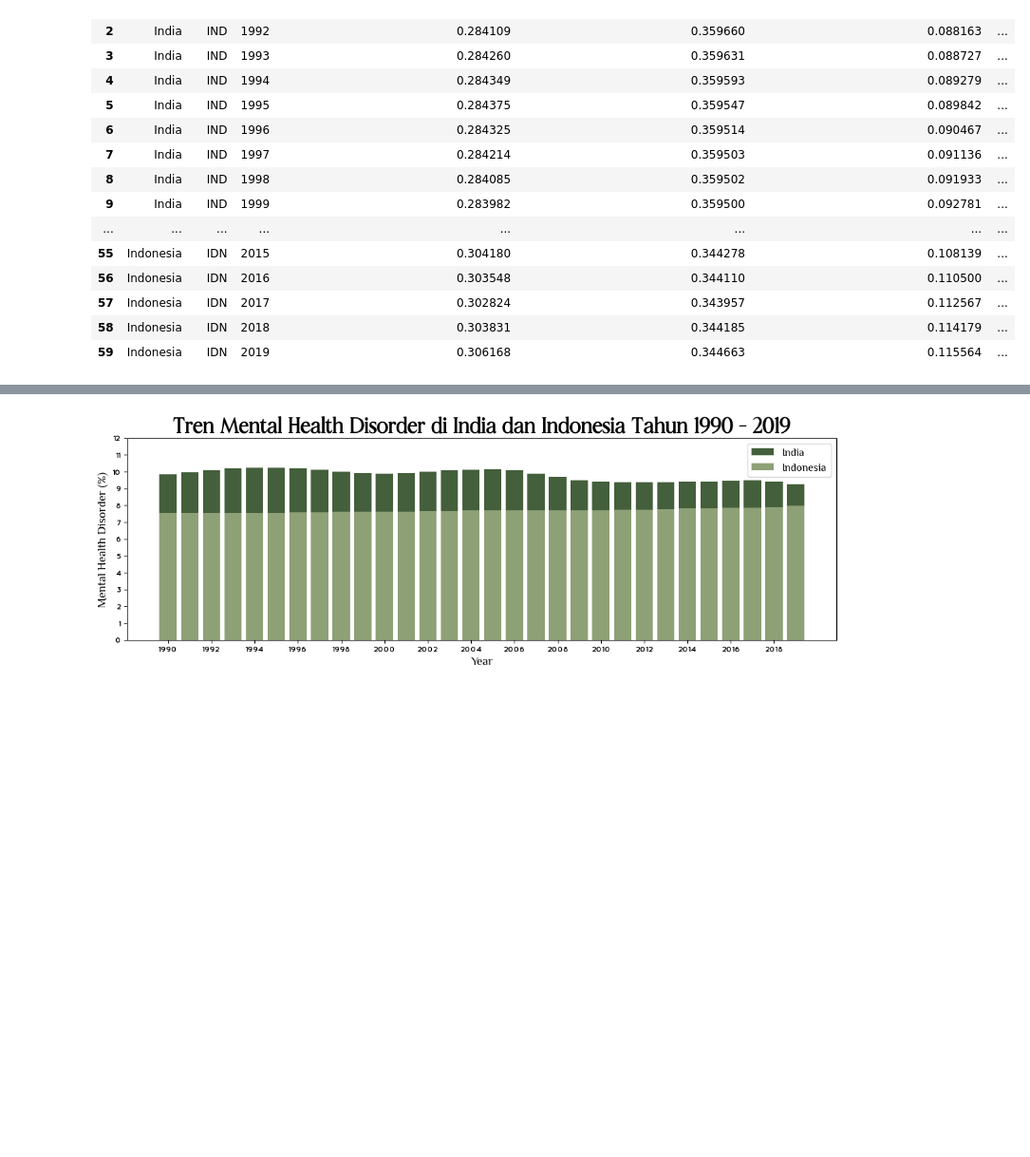
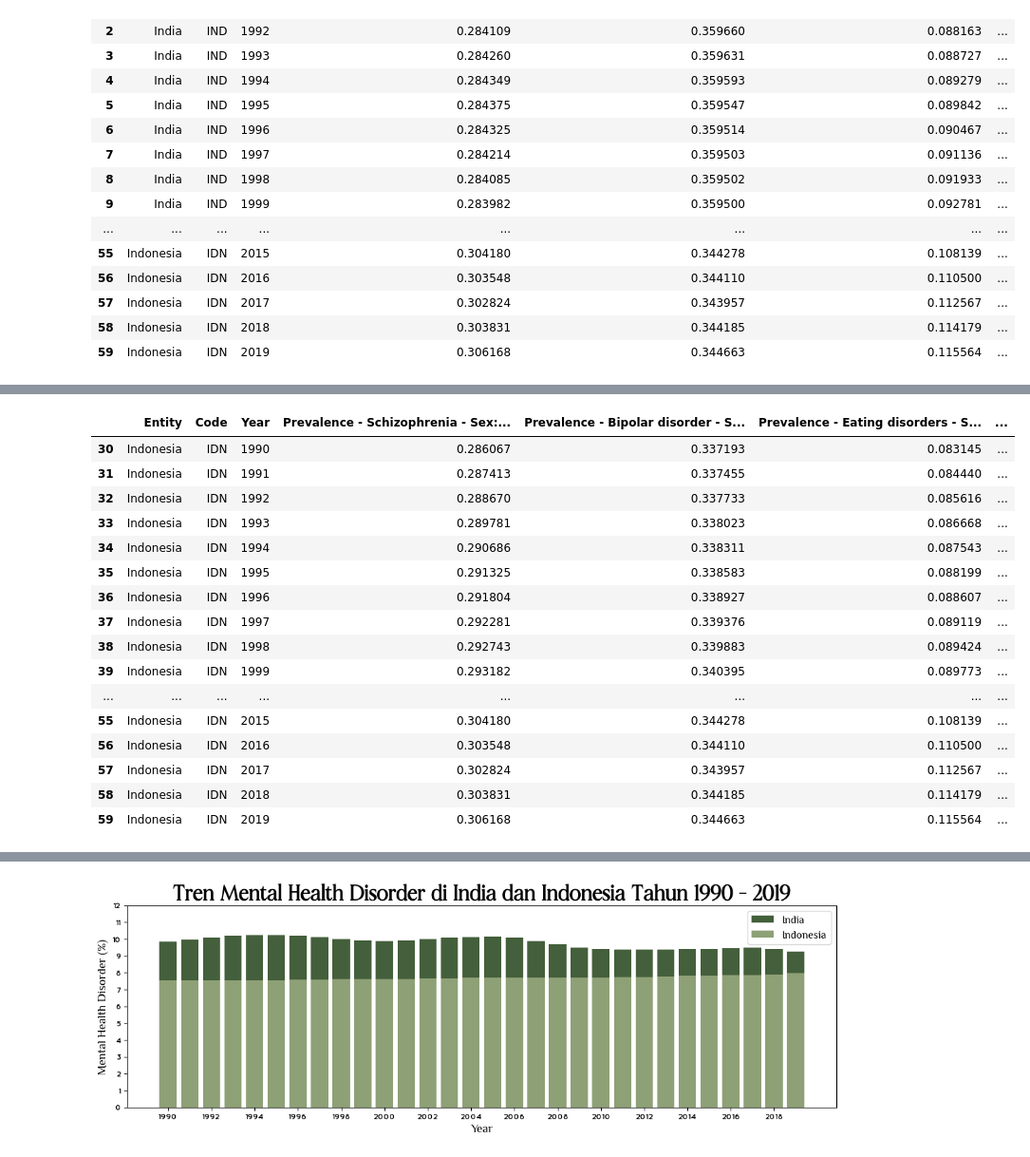
Before and after one commit to ikariyani/python-100daysChallenge, a Jupyter notebook: PROJECT/DAY 93/MENTAL HEALTH DISORDER DAY 3.ipynb, the cells around one changed output, grey strips where cells are left out. Shown: that part at 95% size. Drawn from its saved outputs; the diff is of its cells as text; code cells hidden in the pictures; blank space fills up the shorter version.

```diff
--- a/PROJECT/DAY 93/MENTAL HEALTH DISORDER DAY 3.ipynb
+++ b/PROJECT/DAY 93/MENTAL HEALTH DISORDER DAY 3.ipynb
@@ -239,0 +260,20 @@ df
+# %%
+indo
+# %% [output]
+|  | Entity | Code | Year | Prevalence - Schizophrenia - Sex:... | Prevalence - Bipolar disorder - S... | Prevalence - Eating disorders - S... | ... |
+| 30 | Indonesia | IDN | 1990 | 0.286067 | 0.337193 | 0.083145 | ... |
+| 31 | Indonesia | IDN | 1991 | 0.287413 | 0.337455 | 0.084440 | ... |
+| 32 | Indonesia | IDN | 1992 | 0.288670 | 0.337733 | 0.085616 | ... |
+| 33 | Indonesia | IDN | 1993 | 0.289781 | 0.338023 | 0.086668 | ... |
+| 34 | Indonesia | IDN | 1994 | 0.290686 | 0.338311 | 0.087543 | ... |
+| 35 | Indonesia | IDN | 1995 | 0.291325 | 0.338583 | 0.088199 | ... |
+| 36 | Indonesia | IDN | 1996 | 0.291804 | 0.338927 | 0.088607 | ... |
+| 37 | Indonesia | IDN | 1997 | 0.292281 | 0.339376 | 0.089119 | ... |
+| 38 | Indonesia | IDN | 1998 | 0.292743 | 0.339883 | 0.089424 | ... |
+| 39 | Indonesia | IDN | 1999 | 0.293182 | 0.340395 | 0.089773 | ... |
+| ... | ... | ... | ... | ... | ... | ... | ... |
+| 55 | Indonesia | IDN | 2015 | 0.304180 | 0.344278 | 0.108139 | ... |
+| 56 | Indonesia | IDN | 2016 | 0.303548 | 0.344110 | 0.110500 | ... |
+| 57 | Indonesia | IDN | 2017 | 0.302824 | 0.343957 | 0.112567 | ... |
+| 58 | Indonesia | IDN | 2018 | 0.303831 | 0.344185 | 0.114179 | ... |
+| 59 | Indonesia | IDN | 2019 | 0.306168 | 0.344663 | 0.115564 | ... |
```
Also changed, not shown: parts of 13 cells of this notebook, 9 other files.
